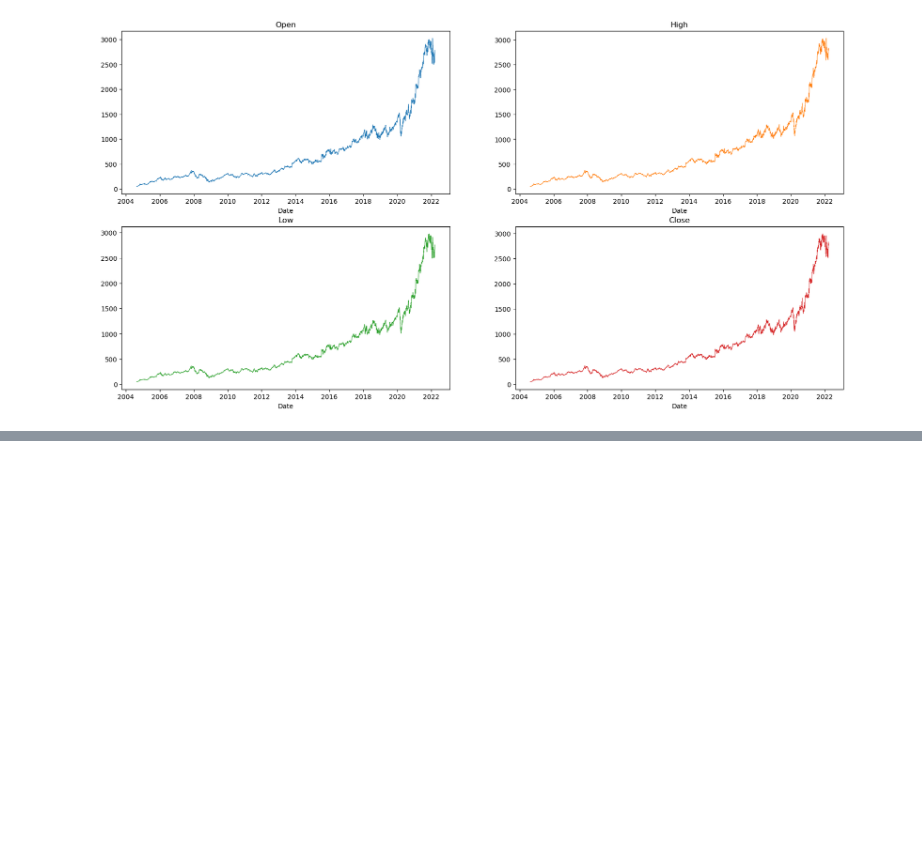
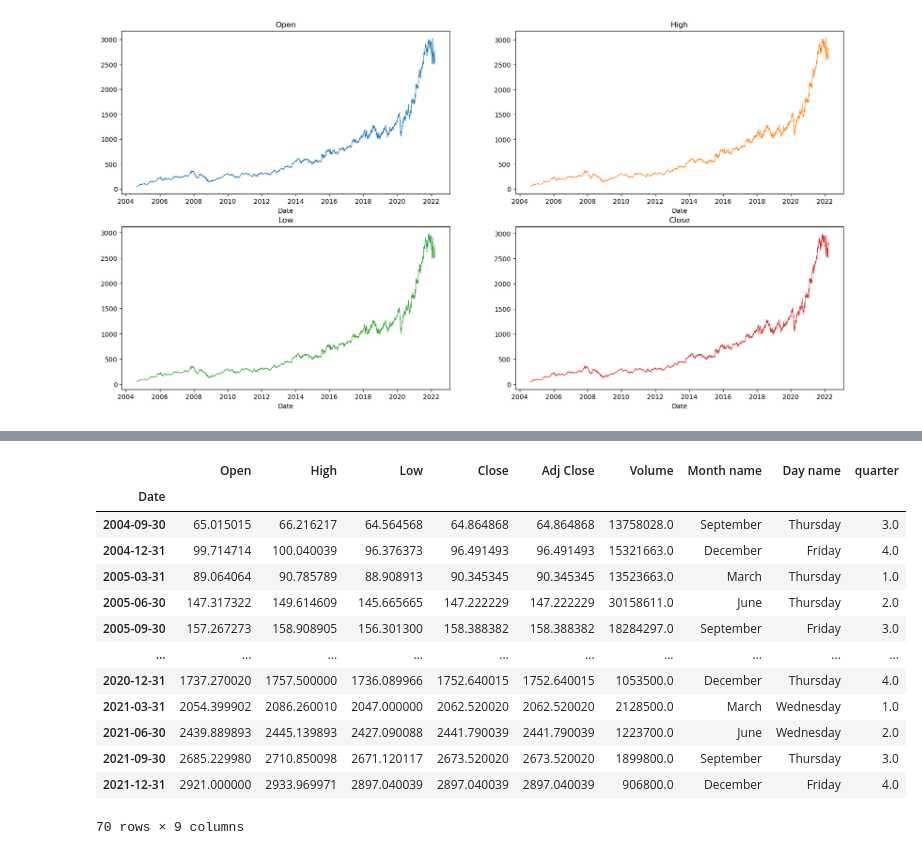
Before and after one commit to swayam-learning/DataScience_ML, a Jupyter notebook: TimeSeriesAnalysis/basics.ipynb, the cells around one changed output, grey strips where cells are left out. Drawn from its saved outputs; the diff is of its cells as text; code cells hidden in the pictures; blank space fills up the shorter version.

```diff
--- a/TimeSeriesAnalysis/basics.ipynb
+++ b/TimeSeriesAnalysis/basics.ipynb
@@ -247,0 +253,17 @@ ax = df_1.plot(
+# %%
+df.asfreq("QE")
+# %% [output]
+|  | Open | High | Low | Close | Adj Close | Volume | Month name | Day name | quarter |
+| Date |  |  |  |  |  |  |  |  |  |
+| 2004-09-30 | 65.015015 | 66.216217 | 64.564568 | 64.864868 | 64.864868 | 13758028.0 | September | Thursday | 3.0 |
+| 2004-12-31 | 99.714714 | 100.040039 | 96.376373 | 96.491493 | 96.491493 | 15321663.0 | December | Friday | 4.0 |
+| 2005-03-31 | 89.064064 | 90.785789 | 88.908913 | 90.345345 | 90.345345 | 13523663.0 | March | Thursday | 1.0 |
+| 2005-06-30 | 147.317322 | 149.614609 | 145.665665 | 147.222229 | 147.222229 | 30158611.0 | June | Thursday | 2.0 |
+| 2005-09-30 | 157.267273 | 158.908905 | 156.301300 | 158.388382 | 158.388382 | 18284297.0 | September | Friday | 3.0 |
+| ... | ... | ... | ... | ... | ... | ... | ... | ... | ... |
+| 2020-12-31 | 1737.270020 | 1757.500000 | 1736.089966 | 1752.640015 | 1752.640015 | 1053500.0 | December | Thursday | 4.0 |
+| 2021-03-31 | 2054.399902 | 2086.260010 | 2047.000000 | 2062.520020 | 2062.520020 | 2128500.0 | March | Wednesday | 1.0 |
+| 2021-06-30 | 2439.889893 | 2445.139893 | 2427.090088 | 2441.790039 | 2441.790039 | 1223700.0 | June | Wednesday | 2.0 |
+| 2021-09-30 | 2685.229980 | 2710.850098 | 2671.120117 | 2673.520020 | 2673.520020 | 1899800.0 | September | Thursday | 3.0 |
+| 2021-12-31 | 2921.000000 | 2933.969971 | 2897.040039 | 2897.040039 | 2897.040039 | 906800.0 | December | Friday | 4.0 |
+70 rows × 9 columns
```
Also changed, not shown: parts of 1 cell of this notebook.
